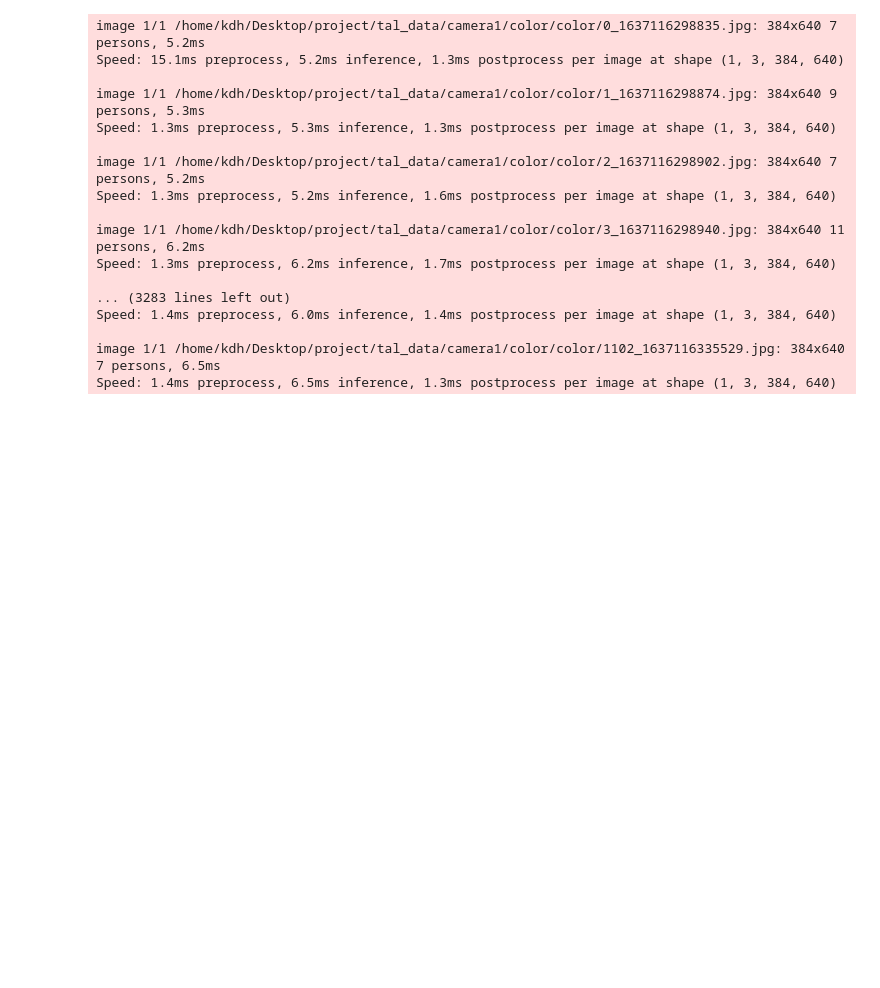
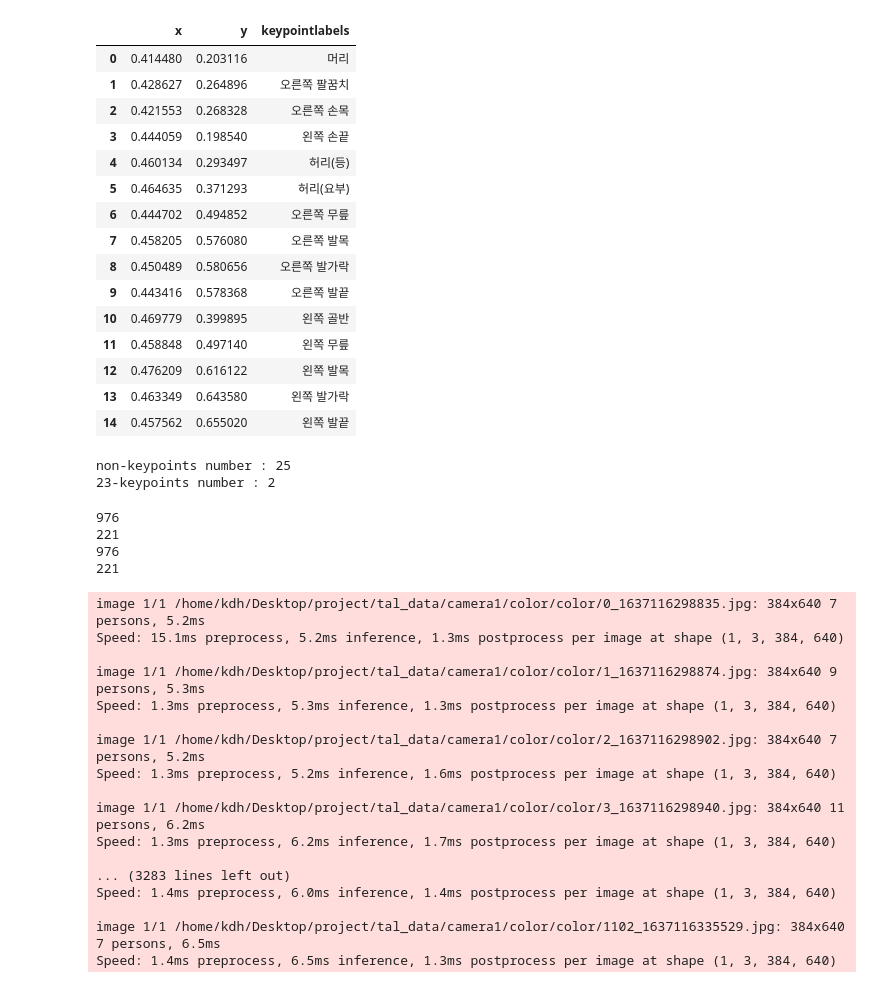
Before and after one commit to dhkim-apple/TAL_DANCE, a Jupyter notebook: preproc.ipynb, the cells around one changed output. Drawn from its saved outputs; the diff is of its cells as text; code cells hidden in the pictures; blank space fills up the shorter version.

```diff
--- a/preproc.ipynb
+++ b/preproc.ipynb
@@ -45,3 +226,38 @@ sorted_image_paths = np.array(origin_key_data['image_filename'])
+# %%
+key_tmp[7].loc[:, ['x', 'y', 'keypointlabels']]
+# %% [output]
+|  | x | y | keypointlabels |
+| 0 | 0.414480 | 0.203116 | 머리 |
+| 1 | 0.428627 | 0.264896 | 오른쪽 팔꿈치 |
+| 2 | 0.421553 | 0.268328 | 오른쪽 손목 |
+| 3 | 0.444059 | 0.198540 | 왼쪽 손끝 |
+| 4 | 0.460134 | 0.293497 | 허리(등) |
+| 5 | 0.464635 | 0.371293 | 허리(요부) |
+| 6 | 0.444702 | 0.494852 | 오른쪽 무릎 |
+| 7 | 0.458205 | 0.576080 | 오른쪽 발목 |
+| 8 | 0.450489 | 0.580656 | 오른쪽 발가락 |
+| 9 | 0.443416 | 0.578368 | 오른쪽 발끝 |
+| 10 | 0.469779 | 0.399895 | 왼쪽 골반 |
+| 11 | 0.458848 | 0.497140 | 왼쪽 무릎 |
+| 12 | 0.476209 | 0.616122 | 왼쪽 발목 |
+| 13 | 0.463349 | 0.643580 | 왼쪽 발가락 |
+| 14 | 0.457562 | 0.655020 | 왼쪽 발끝 |
+# %%
+print(f'non-keypoints number : {len(zero_result)}')
+print(f'23-keypoints number : {len(over_result)}')
+# %% [output]
+non-keypoints number : 25
+23-keypoints number : 2
+# %%
+print(len(glob('/kdh/talData/images/train/*.jpg')))
+print(len(glob('/kdh/talData/images/val/*.jpg')))
+print(len(glob('/kdh/talData/labels/train/*.txt')))
+print(len(glob('/kdh/talData/labels/val/*.txt')))
+# %% [output]
+976
+221
+976
+221
 # %%
 remove_file(folder_path = '/home/kdh/Desktop/project/test_data/images/train/*.jpg')
 remove_file(folder_path = '/home/kdh/Desktop/project/test_data/images/val/*.jpg')
```
Also changed, not shown: parts of 6 cells of this notebook, 3 other files.
